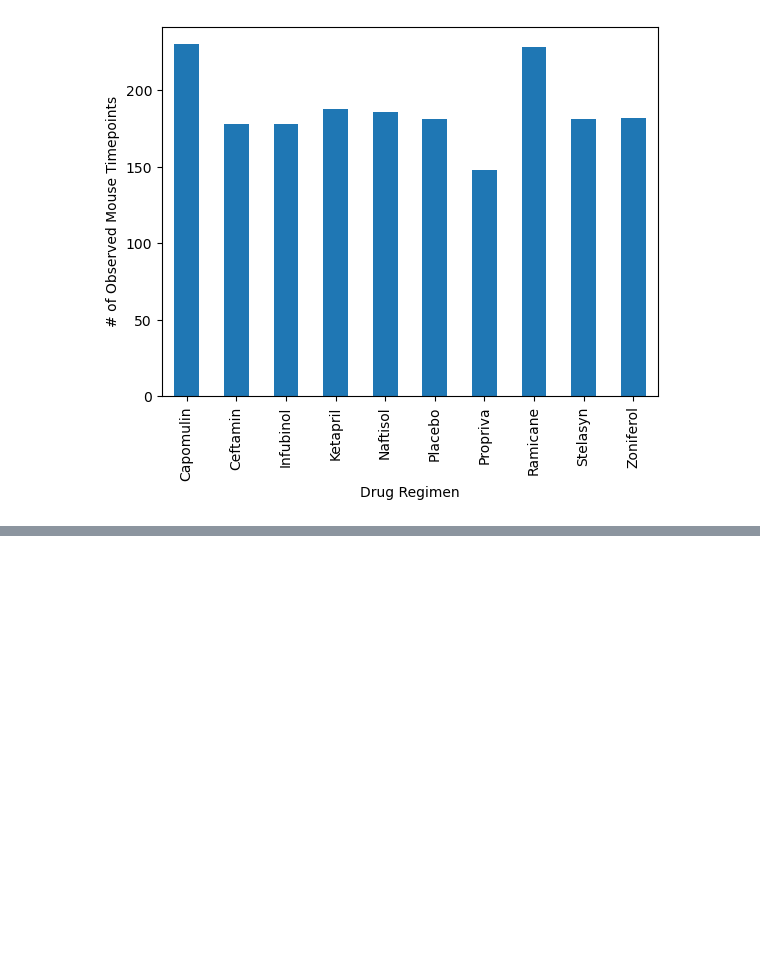
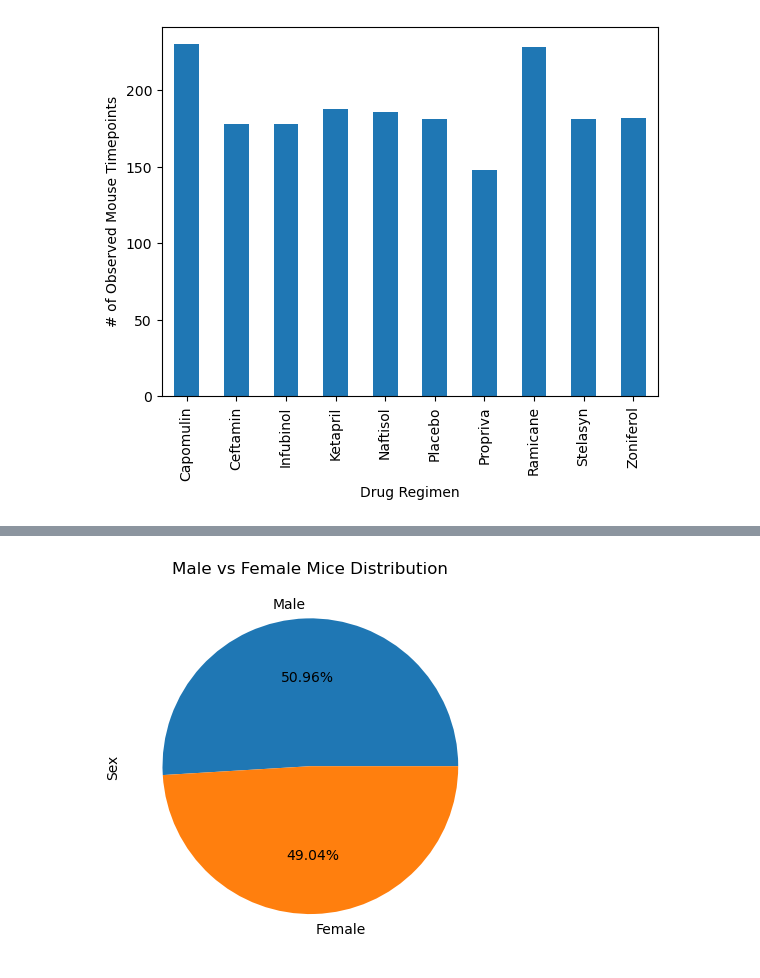
Before and after one commit to zekoNinja/pymaceuticals-Challenge, a Jupyter notebook: pymaceuticals_final.ipynb, the cells around one changed output, grey strips where cells are left out. Drawn from its saved outputs; the diff is of its cells as text; code cells hidden in the pictures; blank space fills up the shorter version.

```diff
--- a/pymaceuticals_final.ipynb
+++ b/pymaceuticals_final.ipynb
@@ -200,0 +186,10 @@ Name: Mouse ID, dtype: int64
+# %%
+#Extracting the data count for female and male from DataFrame
+Pie_Gender_Count=cleaned_study_summary["Sex"].value_counts()
+# %%
+# Generate a pie plot showing the distribution of female versus male mice using Pandas
+Pie_Gender_Count.plot.pie(autopct= "%1.2f%%")
+plt.title("Male vs Female Mice Distribution")
+plt.show()
+# %% [output]
+[figure, added]
```
Also changed, not shown: parts of 28 cells of this notebook, 1 other file.
